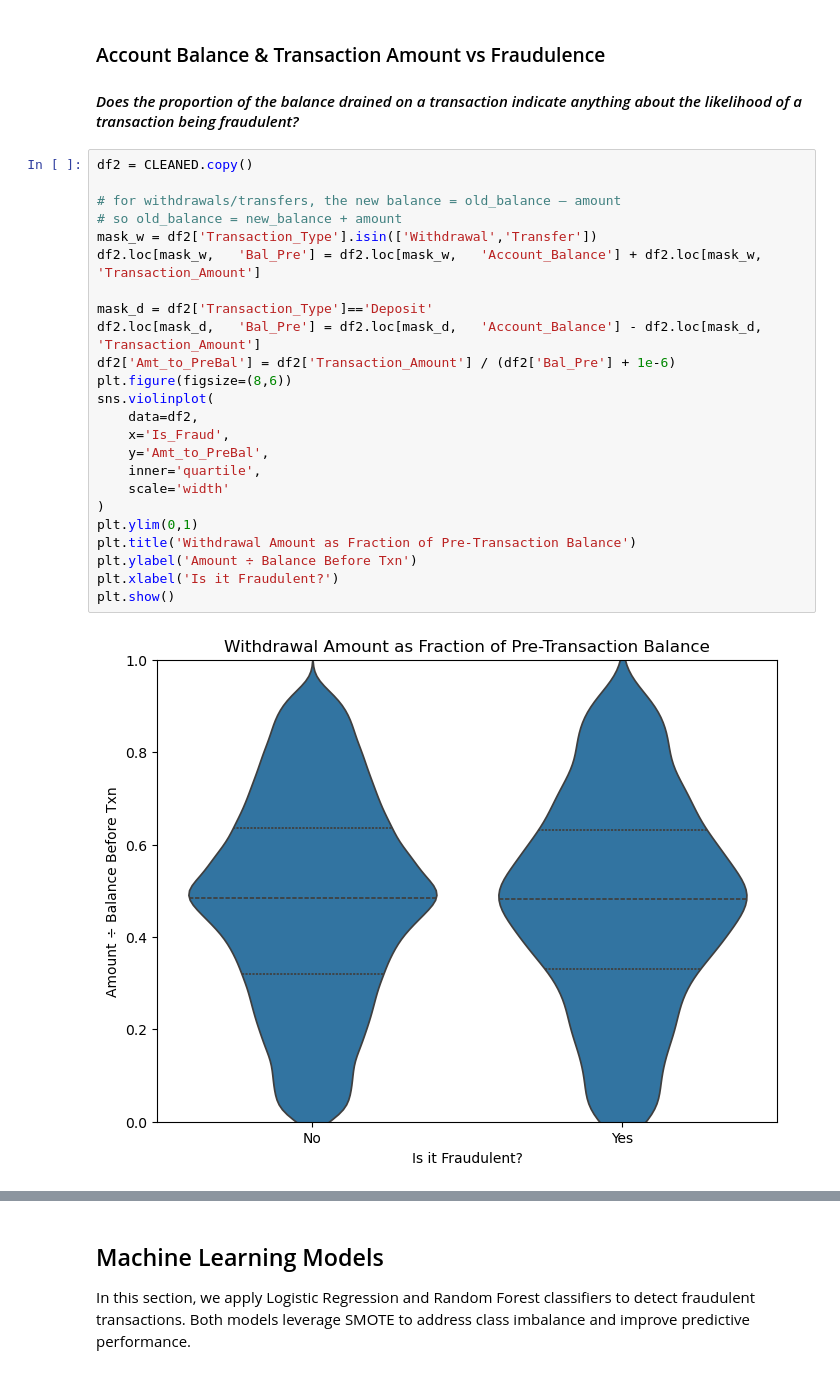
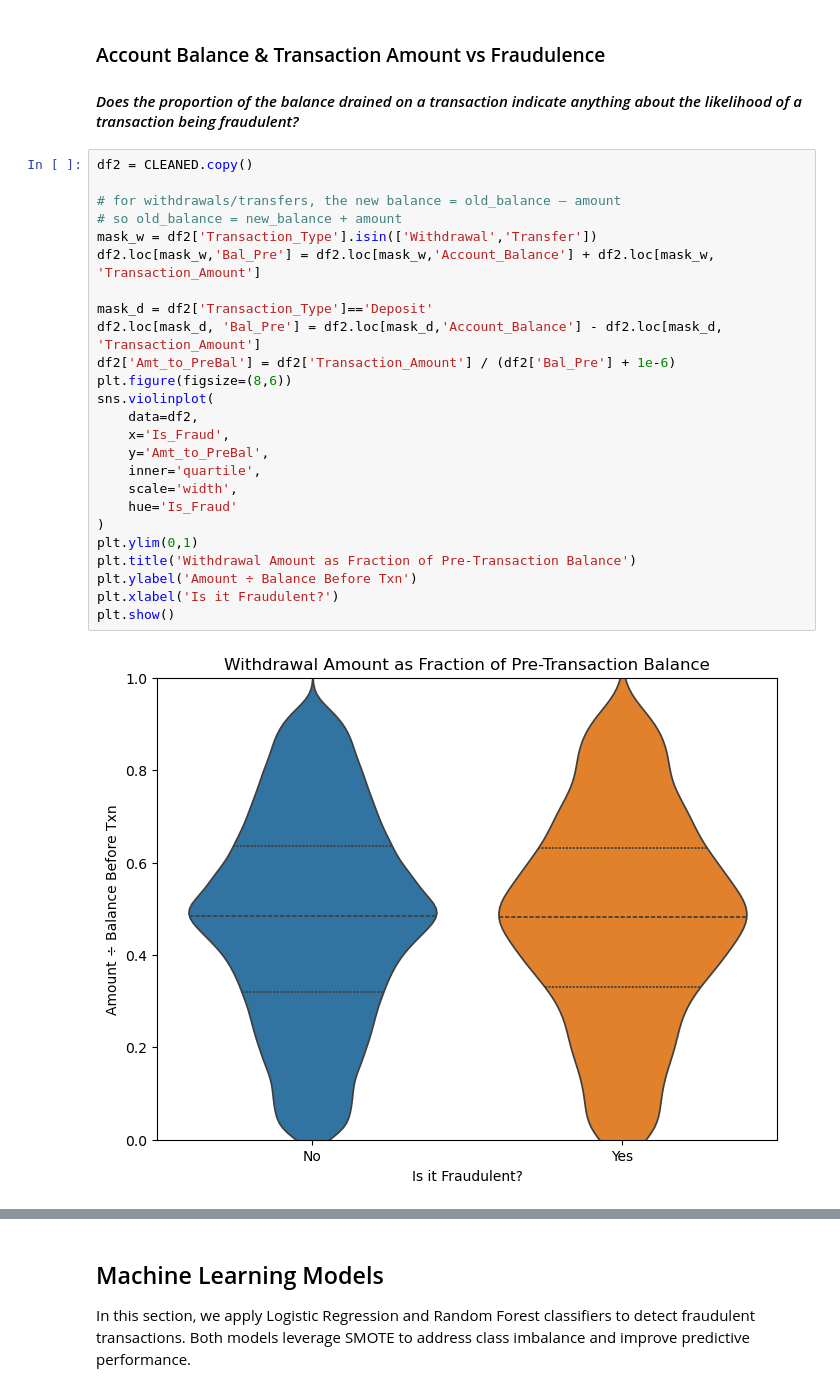
Before and after one commit to owenmilke/CS3870-Final-Project, a Jupyter notebook: BankFraud.ipynb, the cells around one changed output, grey strips where cells are left out. Cells and saved outputs as stored; diff of their text form.

```diff
--- a/BankFraud.ipynb
+++ b/BankFraud.ipynb
@@ -445,28 +452,29 @@ Across all four time‐of‐day bins, the logged transaction‐amount distributi
 # %%
 df2 = CLEANED.copy()
 
 # for withdrawals/transfers, the new balance = old_balance – amount
 # so old_balance = new_balance + amount
 mask_w = df2['Transaction_Type'].isin(['Withdrawal','Transfer'])
-df2.loc[mask_w,   'Bal_Pre'] = df2.loc[mask_w,   'Account_Balance'] + df2.loc[mask_w,   'Transaction_Amount']
+df2.loc[mask_w,'Bal_Pre'] = df2.loc[mask_w,'Account_Balance'] + df2.loc[mask_w, 'Transaction_Amount']
 
 mask_d = df2['Transaction_Type']=='Deposit'
-df2.loc[mask_d,   'Bal_Pre'] = df2.loc[mask_d,   'Account_Balance'] - df2.loc[mask_d,   'Transaction_Amount']
+df2.loc[mask_d, 'Bal_Pre'] = df2.loc[mask_d,'Account_Balance'] - df2.loc[mask_d, 'Transaction_Amount']
 df2['Amt_to_PreBal'] = df2['Transaction_Amount'] / (df2['Bal_Pre'] + 1e-6)
 plt.figure(figsize=(8,6))
 sns.violinplot(
     data=df2,
     x='Is_Fraud',
     y='Amt_to_PreBal',
     inner='quartile',
-    scale='width'
+    scale='width',
+    hue='Is_Fraud'
 )
 plt.ylim(0,1)
 plt.title('Withdrawal Amount as Fraction of Pre-Transaction Balance')
 plt.ylabel('Amount ÷ Balance Before Txn')
 plt.xlabel('Is it Fraudulent?')
 plt.show()
 # %% [output]
-[figure, old version]
+[figure, new version]
 # %% [markdown]
 #### Summary
```
Also changed, not shown: parts of 8 cells of this notebook.
